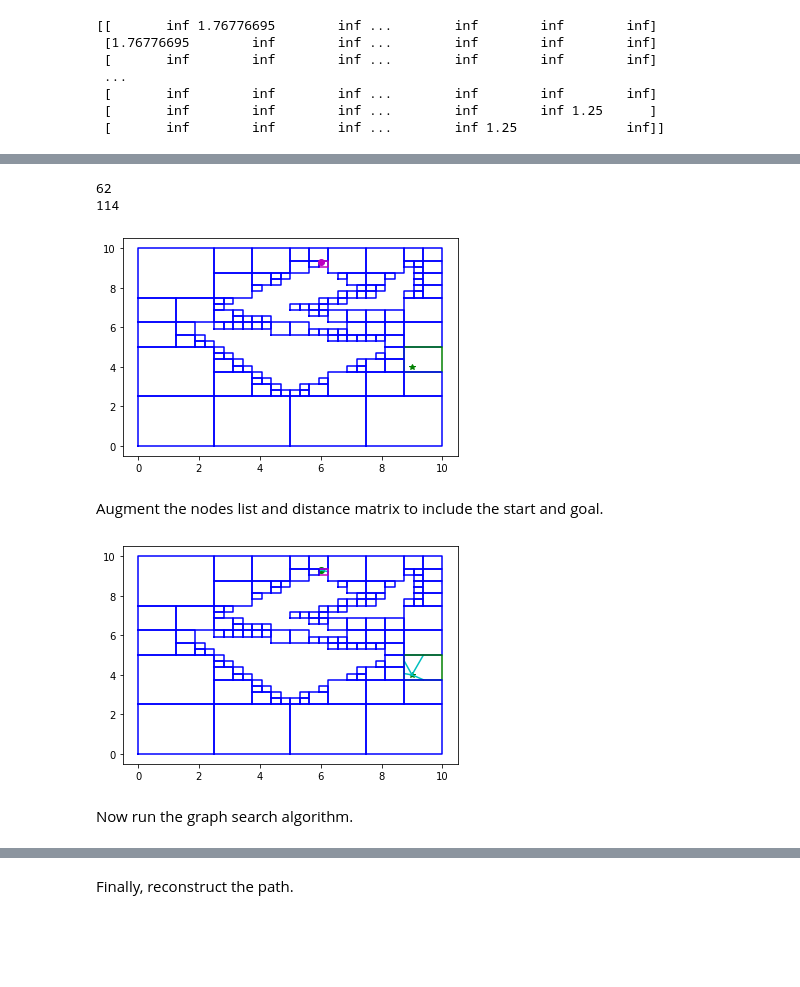
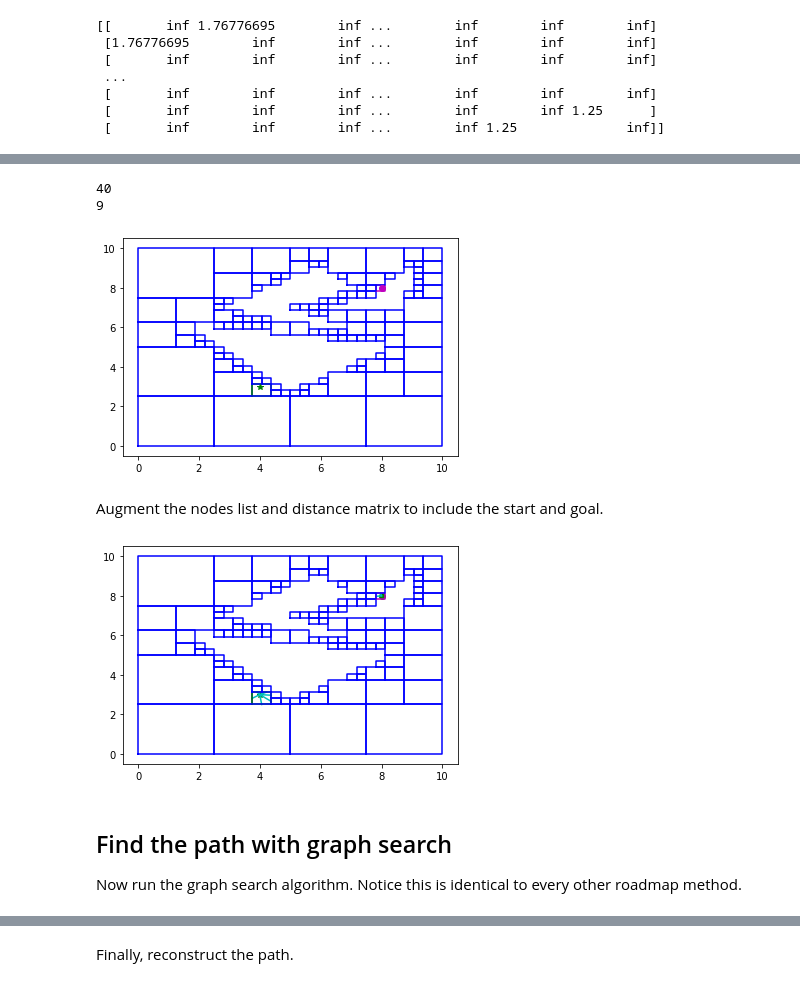
Before and after one commit to arthurrichards77/smply, a Jupyter notebook: quadtree.ipynb, the cells around one changed output, grey strips where cells are left out. Saved outputs shown, nothing was run; the diff lists cells and outputs as text; code cells hidden in the pictures; blank space fills up the shorter version.

Commit message:
Created using Colaboratory - better examples, more subheadings, random start and end

```diff
--- a/quadtree.ipynb
+++ b/quadtree.ipynb
@@ -177,29 +204,41 @@ Time to attach a start and a goal node.  First, identify which cell each is in.
 # %%
-start_point = np.array([6,9.3])
+start_point = np.array([random.randrange(bl[0],tr[0]), random.randrange(bl[1],tr[1])])
 start_list = [ii for ii in range(num_cells) if cells[ii][0]<=start_point[0] and cells[ii][1]<=start_point[1] and cells[ii][2]>=start_point[0] and cells[ii][3]>=start_point[1]]
+for rr in range(10):
+  if start_list:
+    break
+  else:
+    start_point = np.array([random.randrange(bl[0],tr[0]), random.randrange(bl[1],tr[1])])
+    start_list = [ii for ii in range(num_cells) if cells[ii][0]<=start_point[0] and cells[ii][1]<=start_point[1] and cells[ii][2]>=start_point[0] and cells[ii][3]>=start_point[1]]
 start_cell = start_list[0]
 print(start_cell)
 
-goal_point = np.array([9,4])
+goal_point = np.array([random.randrange(bl[0],tr[0]), random.randrange(bl[1],tr[1])])
 goal_list = [ii for ii in range(num_cells) if cells[ii][0]<=goal_point[0] and cells[ii][1]<=goal_point[1] and cells[ii][2]>=goal_point[0] and cells[ii][3]>=goal_point[1]]
+for rr in range(10):
+  if goal_list:
+    break
+  else:
+    goal_point = np.array([random.randrange(bl[0],tr[0]), random.randrange(bl[1],tr[1])])
+    goal_list = [ii for ii in range(num_cells) if cells[ii][0]<=goal_point[0] and cells[ii][1]<=goal_point[1] and cells[ii][2]>=goal_point[0] and cells[ii][3]>=goal_point[1]]
 goal_cell = goal_list[0]
 print(goal_cell)
 
 for ii in range(num_cells):
     (xlo,ylo,xhi,yhi) = cells[ii]
     if ii==start_cell:
         plt.plot([xlo,xlo,xhi,xhi,xlo],[ylo,yhi,yhi,ylo,ylo],'m-')
     elif ii==goal_cell:
         plt.plot([xlo,xlo,xhi,xhi,xlo],[ylo,yhi,yhi,ylo,ylo],'g-')
     else:
         plt.plot([xlo,xlo,xhi,xhi,xlo],[ylo,yhi,yhi,ylo,ylo],'b-')
 plt.plot(start_point[0],start_point[1],'mo')
 plt.plot(goal_point[0],goal_point[1],'g*')
 plt.show()
 # %% [output]
-62
-114
+40
+9
-[figure, old version]
+[figure, new version]
 # %% [markdown]
 Augment the nodes list and distance matrix to include the start and goal.
 # %%
@@ -238,9 +277,11 @@ for ii in range(num_cells):
         plt.plot([xlo,xlo,xhi,xhi,xlo],[ylo,yhi,yhi,ylo,ylo],'b-')
 plt.show()
 # %% [output]
-[figure, old version]
+[figure, new version]
-# %% [markdown]
-Now run the graph search algorithm.
+# %% [markdown]
+##  Find the path with graph search
+
+Now run the graph search algorithm.  Notice this is identical to every other roadmap method.
 # %%
 from scipy.sparse.csgraph import shortest_path
 distance,predecessors = shortest_path(d_aug, return_predecessors=True)
```
Also changed, not shown: parts of 11 cells of this notebook.
